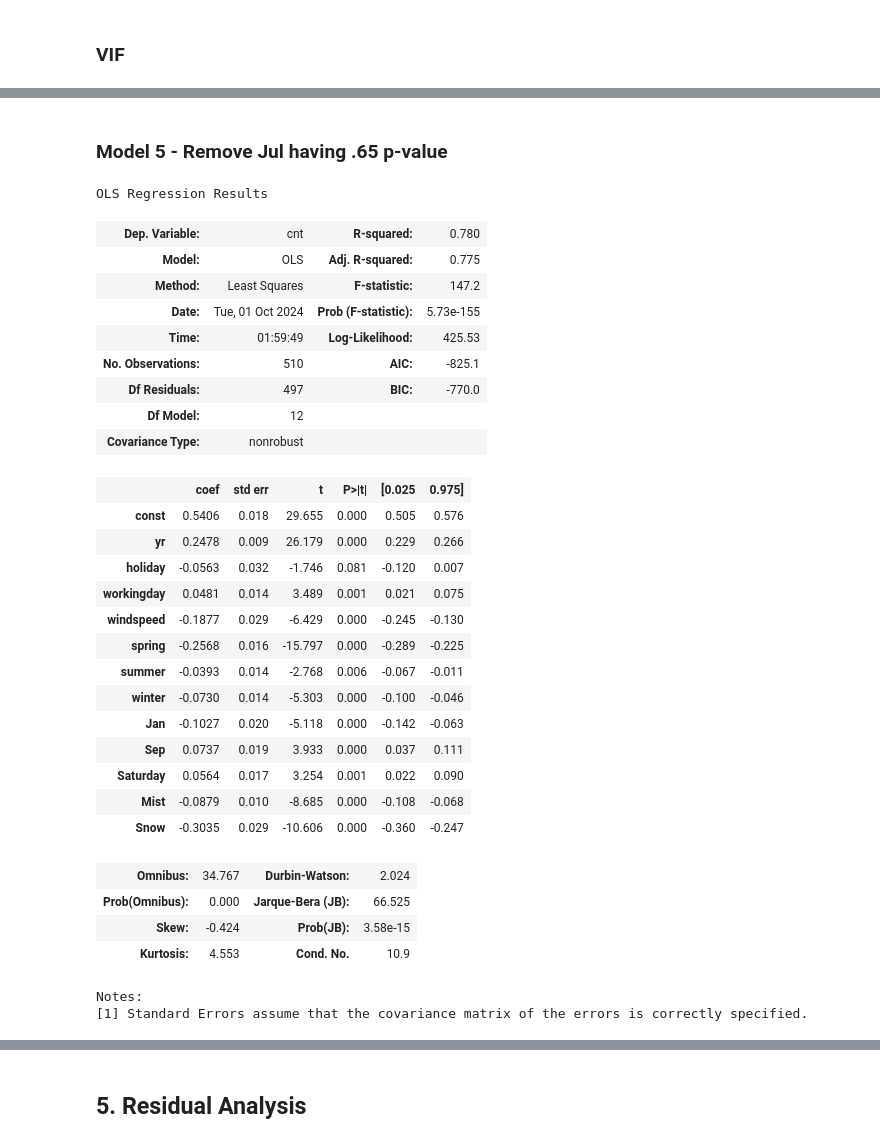
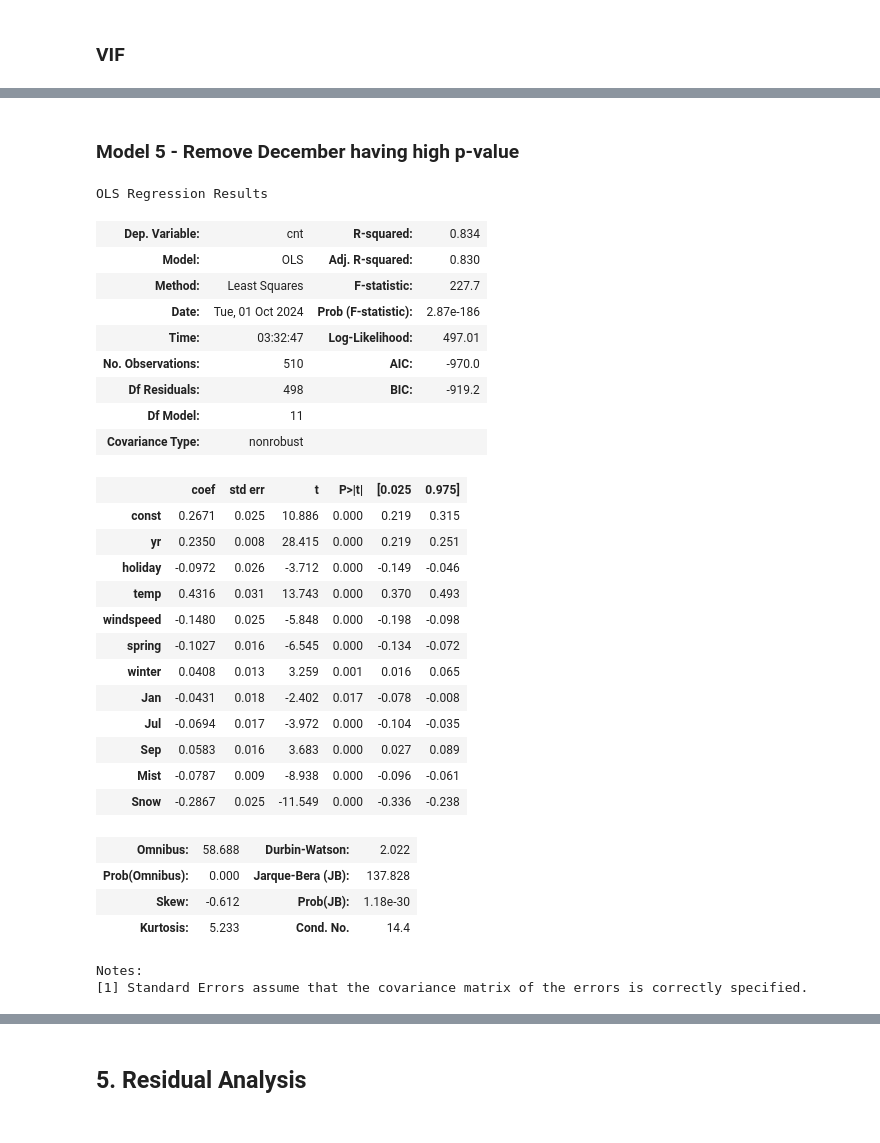
Before and after one commit to arungambhir/BoomBikes_Linear_Regression_Assignment, a Jupyter notebook: Arun_Assignment.ipynb, the cells around one changed output, grey strips where cells are left out. Cells and saved outputs as stored; diff of their text form; code cells hidden in the pictures.

```diff
--- a/Arun_Assignment.ipynb
+++ b/Arun_Assignment.ipynb
@@ -343,8 +339,8 @@ from sklearn.linear_model import LinearRegression
 lm = LinearRegression()
 lm.fit(X_train, y_train)
 
-num_features_to_select = 15
-rfe = RFE(estimator=lm, n_features_to_select=num_features_to_select)
+steps_to_select = 10
+rfe = RFE(estimator=lm, step=steps_to_select)
 rfe = rfe.fit(X_train, y_train)
 # %%
 list(zip(X_train.columns,rfe.support_,rfe.ranking_))
@@ -458,5 +455,5 @@ vif
 # %%
-X_train_model3 = X_train_model2.drop(['hum'], axis=1)
+X_train_model3 = X_train_model2.drop(['Saturday'], axis=1)
 # %%
 X_train_model3 = sm.add_constant(X_train_model3)
 
@@ -530,5 +516,5 @@ vif
 # %%
-X_train_model4 = X_train_model3.drop(['temp'], axis=1)
+X_train_model4 = X_train_model3.drop(['hum'], axis=1)
 X_train_model4 = sm.add_constant(X_train_model4)
 
 lm_model4 = sm.OLS(y_train,X_train_model4).fit()
@@ -597,41 +572,40 @@ vif
 # %% [markdown]
-### Model 5 - Remove Jul having .65 p-value
+### Model 5 - Remove December having high p-value
 # %%
-X_train_model5 = X_train_model4.drop(['Jul'], axis=1)
+X_train_model5 = X_train_model4.drop(['Dec'], axis=1)
 X_train_model5 = sm.add_constant(X_train_model5)
 
 lm_model5 = sm.OLS(y_train,X_train_model5).fit()
 
 lm_model5.summary()
 # %% [output]
 OLS Regression Results
-| Dep. Variable: | cnt | R-squared: | 0.780 |
-| Model: | OLS | Adj. R-squared: | 0.775 |
-| Method: | Least Squares | F-statistic: | 147.2 |
-| Date: | Tue, 01 Oct 2024 | Prob (F-statistic): | 5.73e-155 |
-| Time: | 01:59:49 | Log-Likelihood: | 425.53 |
-| No. Observations: | 510 | AIC: | -825.1 |
-| Df Residuals: | 497 | BIC: | -770.0 |
-| Df Model: | 12 |  |  |
+| Dep. Variable: | cnt | R-squared: | 0.834 |
+| Model: | OLS | Adj. R-squared: | 0.830 |
+| Method: | Least Squares | F-statistic: | 227.7 |
+| Date: | Tue, 01 Oct 2024 | Prob (F-statistic): | 2.87e-186 |
+| Time: | 03:32:47 | Log-Likelihood: | 497.01 |
+| No. Observations: | 510 | AIC: | -970.0 |
+| Df Residuals: | 498 | BIC: | -919.2 |
+| Df Model: | 11 |  |  |
 | Covariance Type: | nonrobust |  |  |
 |  | coef | std err | t | P>|t| | [0.025 | 0.975] |
-| const | 0.5406 | 0.018 | 29.655 | 0.000 | 0.505 | 0.576 |
-| yr | 0.2478 | 0.009 | 26.179 | 0.000 | 0.229 | 0.266 |
-| holiday | -0.0563 | 0.032 | -1.746 | 0.081 | -0.120 | 0.007 |
-| workingday | 0.0481 | 0.014 | 3.489 | 0.001 | 0.021 | 0.075 |
-| windspeed | -0.1877 | 0.029 | -6.429 | 0.000 | -0.245 | -0.130 |
-| spring | -0.2568 | 0.016 | -15.797 | 0.000 | -0.289 | -0.225 |
-| summer | -0.0393 | 0.014 | -2.768 | 0.006 | -0.067 | -0.011 |
-| winter | -0.0730 | 0.014 | -5.303 | 0.000 | -0.100 | -0.046 |
-| Jan | -0.1027 | 0.020 | -5.118 | 0.000 | -0.142 | -0.063 |
-| Sep | 0.0737 | 0.019 | 3.933 | 0.000 | 0.037 | 0.111 |
-| Saturday | 0.0564 | 0.017 | 3.254 | 0.001 | 0.022 | 0.090 |
-| Mist | -0.0879 | 0.010 | -8.685 | 0.000 | -0.108 | -0.068 |
-| Snow | -0.3035 | 0.029 | -10.606 | 0.000 | -0.360 | -0.247 |
+| const | 0.2671 | 0.025 | 10.886 | 0.000 | 0.219 | 0.315 |
+| yr | 0.2350 | 0.008 | 28.415 | 0.000 | 0.219 | 0.251 |
+| holiday | -0.0972 | 0.026 | -3.712 | 0.000 | -0.149 | -0.046 |
+| temp | 0.4316 | 0.031 | 13.743 | 0.000 | 0.370 | 0.493 |
+| windspeed | -0.1480 | 0.025 | -5.848 | 0.000 | -0.198 | -0.098 |
+| spring | -0.1027 | 0.016 | -6.545 | 0.000 | -0.134 | -0.072 |
+| winter | 0.0408 | 0.013 | 3.259 | 0.001 | 0.016 | 0.065 |
+| Jan | -0.0431 | 0.018 | -2.402 | 0.017 | -0.078 | -0.008 |
+| Jul | -0.0694 | 0.017 | -3.972 | 0.000 | -0.104 | -0.035 |
+| Sep | 0.0583 | 0.016 | 3.683 | 0.000 | 0.027 | 0.089 |
+| Mist | -0.0787 | 0.009 | -8.938 | 0.000 | -0.096 | -0.061 |
+| Snow | -0.2867 | 0.025 | -11.549 | 0.000 | -0.336 | -0.238 |
-| Omnibus: | 34.767 | Durbin-Watson: | 2.024 |
-| Prob(Omnibus): | 0.000 | Jarque-Bera (JB): | 66.525 |
-| Skew: | -0.424 | Prob(JB): | 3.58e-15 |
-| Kurtosis: | 4.553 | Cond. No. | 10.9 |
+| Omnibus: | 58.688 | Durbin-Watson: | 2.022 |
+| Prob(Omnibus): | 0.000 | Jarque-Bera (JB): | 137.828 |
+| Skew: | -0.612 | Prob(JB): | 1.18e-30 |
+| Kurtosis: | 5.233 | Cond. No. | 14.4 |
 Notes:
 [1] Standard Errors assume that the covariance matrix of the errors is correctly specified.
 # %%
```
Also changed, not shown: parts of 23 cells of this notebook.
